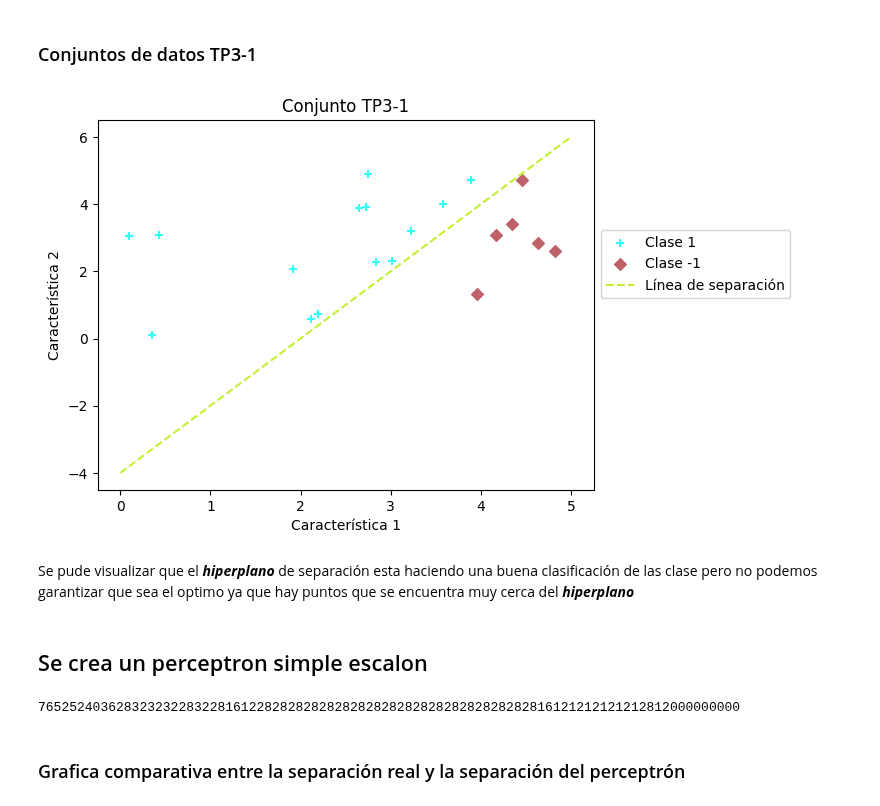
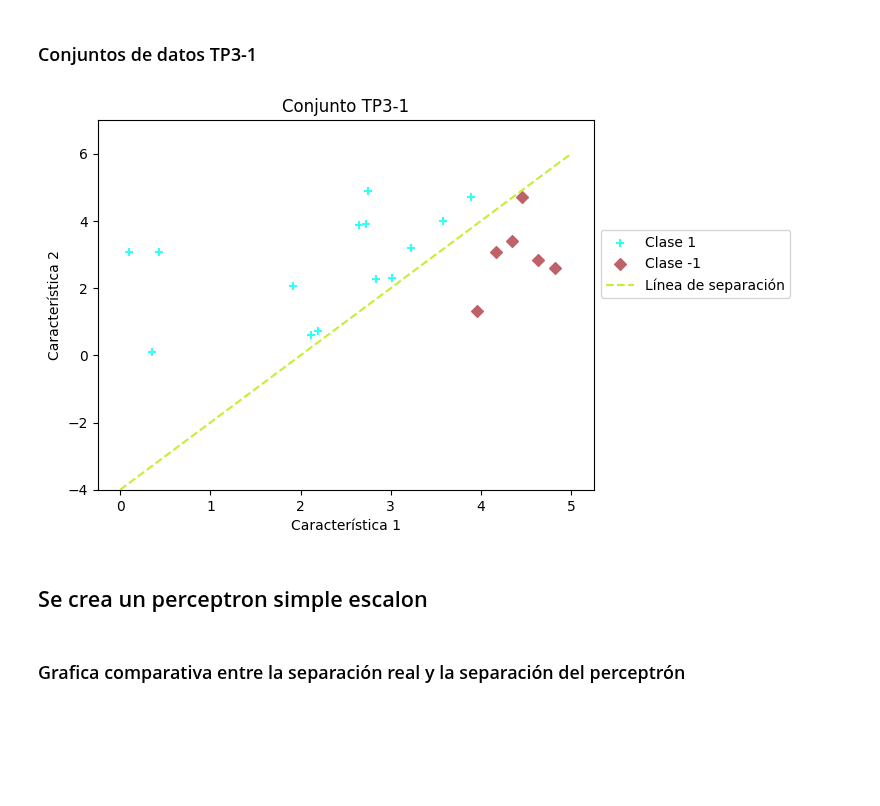
Before and after one commit to UnahurAprendizajeAutomatico/SVM, a Jupyter notebook: modelos/svm.ipynb, the cells around one changed output. Drawn from its saved outputs; the diff is of its cells as text; code cells hidden in the pictures; blank space fills up the shorter version.

Commit message:
revisar plano optimo

```diff
--- a/modelos/svm.ipynb
+++ b/modelos/svm.ipynb
@@ -17,33 +17,32 @@ import matplotlib.pyplot as plt
 # %%
 
 # Establecer una semilla aleatoria para la reproducibilidad
 np.random.seed(0)
 
 # Generar puntos aleatorios en el rango [0, 5] × [0, 5]
 num_points = 20
 x1 = np.random.uniform(0, 5, num_points)
 x2 = np.random.uniform(0, 5, num_points)
 
 # Definir la línea de separación
 # Por ejemplo, y = 2x - 4u
 def recta(x):
     return 2 * x - 4
 
 # Asignar etiquetas de clase 1 o -1 según la posición con respecto a la línea
 y_real = np.where(x2 >= recta(x1), 1, -1)
 
 # Visualizar los datos
 plt.scatter(x1[y_real == 1], x2[y_real == 1], label='Clase 1',marker='+',color='#33FFF6')
 plt.scatter(x1[y_real == -1], x2[y_real == -1], label='Clase -1',marker='D',color='#BF6168')
 plt.plot([0, 5], [recta(0), recta(5)], color='#c3f032', linestyle='--', label='Línea de separación')
 plt.xlabel('Característica 1')
 plt.ylabel('Característica 2')
 plt.legend(loc='lower left',bbox_to_anchor=(1, 0.5))
 plt.title('Conjunto TP3-1')
+plt.ylim(bottom=-4, top=7)
 plt.show()
 # %% [output]
-[figure, old version]
+[figure, new version]
-# %% [markdown]
-Se pude visualizar que el ___hiperplano___ de separación esta haciendo una buena clasificación de las clase pero no podemos garantizar que sea el optimo ya que hay puntos que se encuentra muy cerca del ___hiperplano___
 # %%
 # Unir la cordenas de x1 y x2 en una solo conjunto de datos
@@ -63,23 +62,24 @@ activation = lambda weights, x, bias: np.where(np.dot(x, weights) + bias >=0, 1,
 # Inicialización del pesos y del bias (umbral)
 weights = np.random.uniform(-1,1, size=2)
 bias = np.random.uniform(-1,1)
-learning_rate = 0.01
-epochs = 50
+learning_rate = 0.05
+epochs = 10000
 
 # Entrenamiento del perceptron
 for epoch in range(epochs):
-    error_total = 0             # Inicia el error en 0
-    for i in range(len(X_train)):
-        prediction = activation(weights,X_train[i], bias)       #Inicia la predicion con el peso y el bias aleatoriamente
-        error = y_train[i] - prediction                         # Calcula el error de la clase con la prediccion
-        error_total += error**2                                 # Sumas los errores
-        weights[0] += learning_rate * X_train[i][0] * error     # Actualiza los pesos
-        weights[1] += learning_rate * X_train[i][1] * error
-        bias += learning_rate * error                           # Actualiza el bias
-    print(error_total, end='')
+    error_total = 0                                         # Inicia el error en 0
+    for i in range(len(X_1)):
+        prediction = activation(weights,X_1[i], bias)       #Inicia la predicion con el peso y el bias aleatoriamente
+        error = y_1[i] - prediction                         # Calcula el error de la clase con la prediccion
+        error_total += error**2                             # Sumas los errores
+        weights[0] += learning_rate * X_1[i][0] * error     # Actualiza los pesos
+        weights[1] += learning_rate * X_1[i][1] * error
+        bias += learning_rate * error                     # Actualiza el bias
 
-prediction = (weights,X_train,bias)
+
+prediction = (weights,X_1,bias)
+y_perceptron= (-weights[0]/weights[1]) * X_1 - bias/weights[1]
+
+# Calcular la precisión del perceptrón
-# %% [output]
-765252403628323232283228161228282828282828282828282828282828282816121212121212812000000000
 # %% [markdown]
 ### Grafica comparativa entre la separación real y la separación del perceptrón
```
Also changed, not shown: parts of 23 cells of this notebook.
